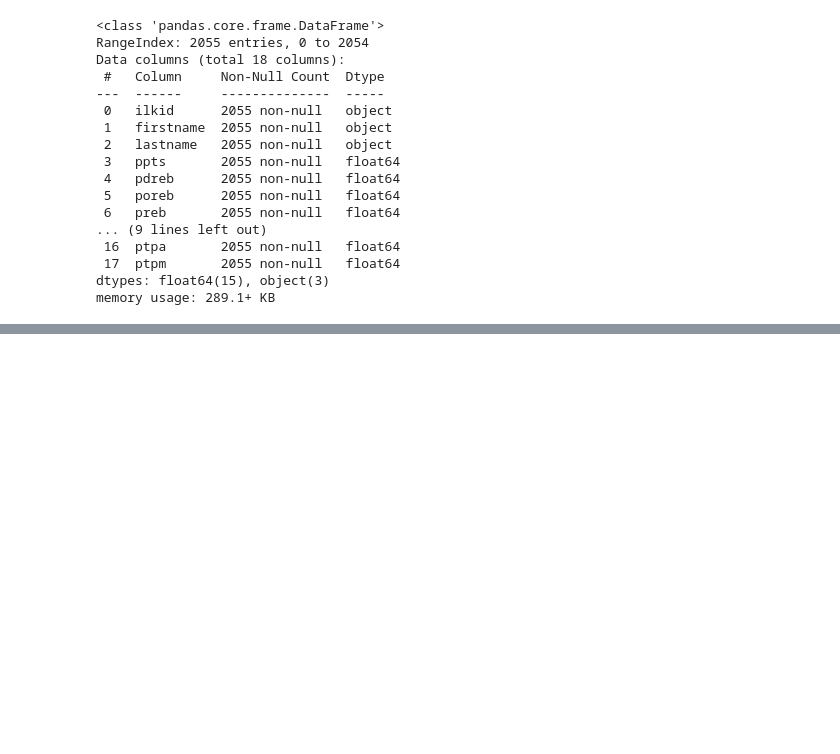
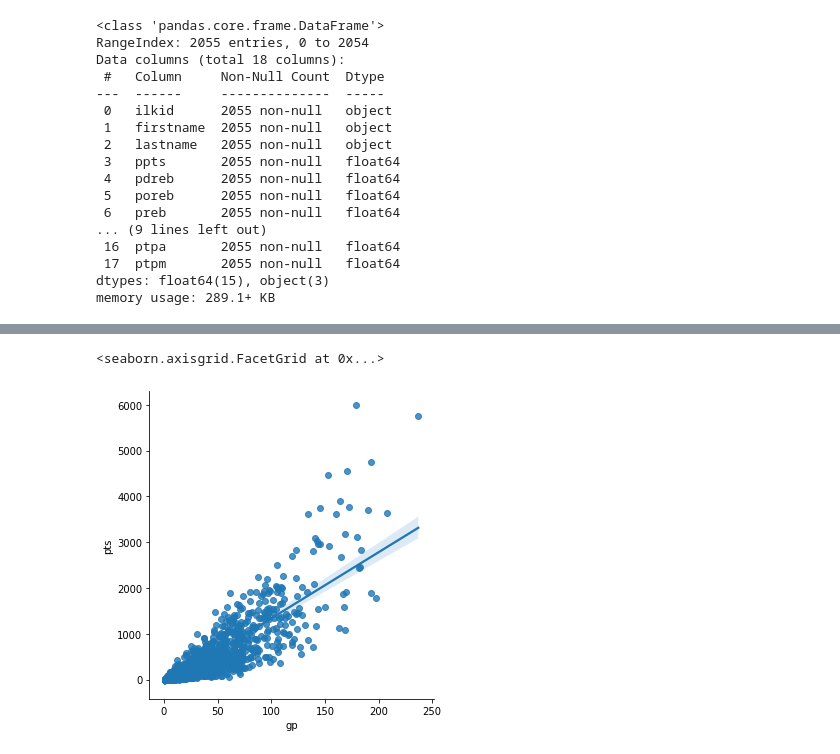
Before and after one commit to aykseldi/Outlier_Detection, a Jupyter notebook: outlier.ipynb, the cells around one changed output, grey strips where cells are left out. Saved outputs shown, nothing was run; the diff lists cells and outputs as text; code cells hidden in the pictures; blank space fills up the shorter version.

```diff
--- a/outlier.ipynb
+++ b/outlier.ipynb
@@ -57,0 +76,5 @@ memory usage: 289.1+ KB
+# %%
+sns.lmplot(x='gp',y='pts', data=dataset)
+# %% [output]
+<seaborn.axisgrid.FacetGrid at 0x...>
+[figure, added]
```
Also changed, not shown: parts of 5 cells of this notebook.
